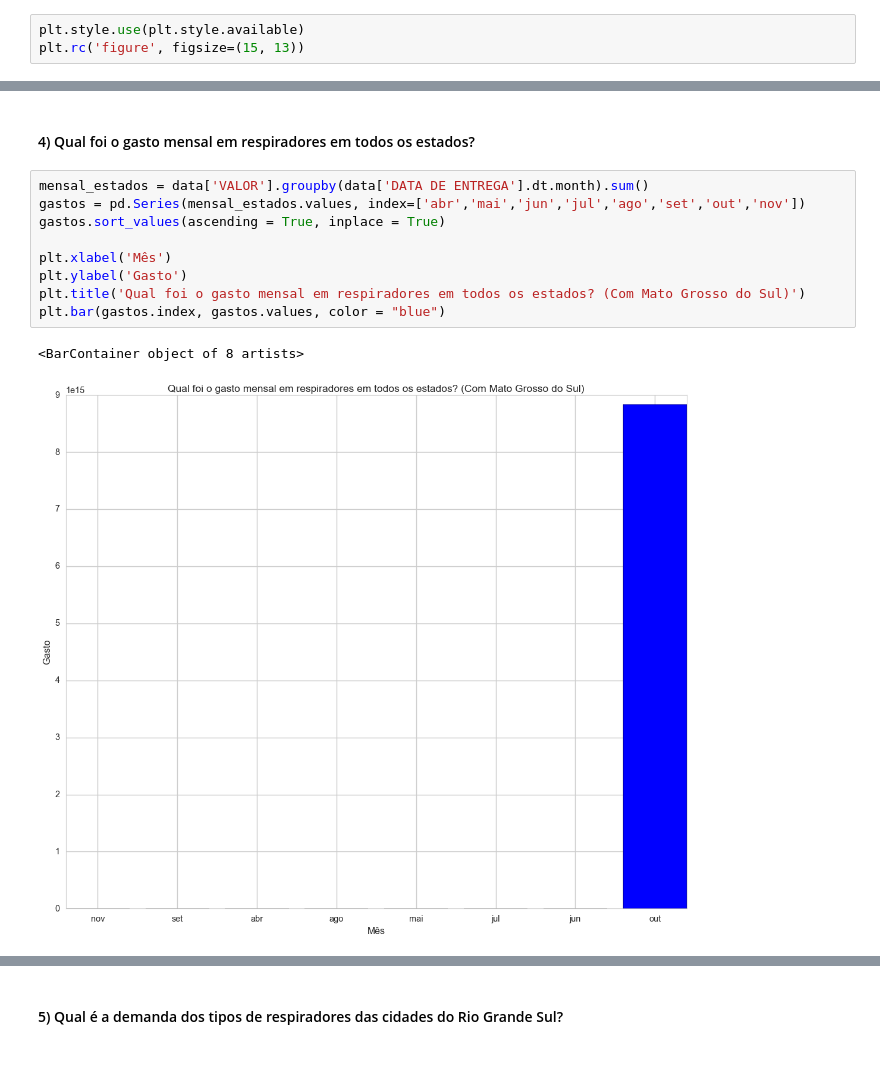
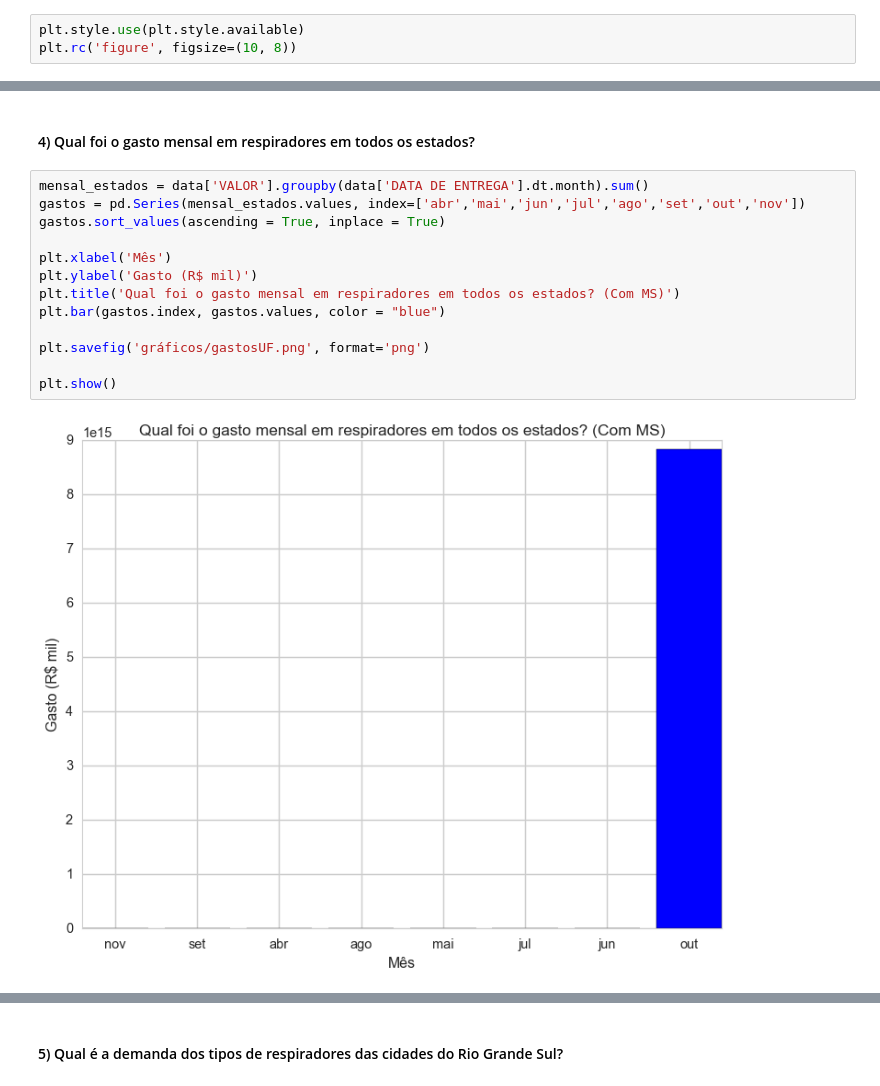
Before and after one commit to icarocrespo/Analise-Distribuicao-Respiradores-BR, a Jupyter notebook: Analise de Dados.ipynb, the cells around one changed output, grey strips where cells are left out. Saved outputs shown, nothing was run; the diff lists cells and outputs as text; blank space fills up the shorter version.

```diff
--- a/Analise de Dados.ipynb
+++ b/Analise de Dados.ipynb
@@ -231,7 +231,7 @@ data['VALOR'] = pd.to_numeric(data['VALOR'], downcast="integer")
 #### Configuração de tamanho de imagens
 # %%
 plt.style.use(plt.style.available)
-plt.rc('figure', figsize=(15, 13))
+plt.rc('figure', figsize=(10, 8))
 # %% [markdown]
 ### Questões para a análise da Distribuição de Respiradores (Ministério da Saúde - MS)
 # %% [markdown]
@@ -301,15 +308,18 @@ plt.barh(uf_gastos.index, uf_gastos.values,  color = 'red')
 # %%
 mensal_estados = data['VALOR'].groupby(data['DATA DE ENTREGA'].dt.month).sum()
 gastos = pd.Series(mensal_estados.values, index=['abr','mai','jun','jul','ago','set','out','nov'])
 gastos.sort_values(ascending = True, inplace = True)
 
 plt.xlabel('Mês')
-plt.ylabel('Gasto')
-plt.title('Qual foi o gasto mensal em respiradores em todos os estados? (Com Mato Grosso do Sul)')
+plt.ylabel('Gasto (R$ mil)')
+plt.title('Qual foi o gasto mensal em respiradores em todos os estados? (Com MS)')
 plt.bar(gastos.index, gastos.values, color = "blue")
+
+plt.savefig('gráficos/gastosUF.png', format='png')
+
+plt.show()
 # %% [output]
-<BarContainer object of 8 artists>
-[figure, old version]
+[figure, new version]
 # %%
 sem_ms = data[data['UF'] != 'MS']
 mensal_estados = sem_ms['VALOR'].groupby(sem_ms['DATA DE ENTREGA'].dt.month).sum()
```
Also changed, not shown: parts of 9 cells of this notebook, 12 other files.
